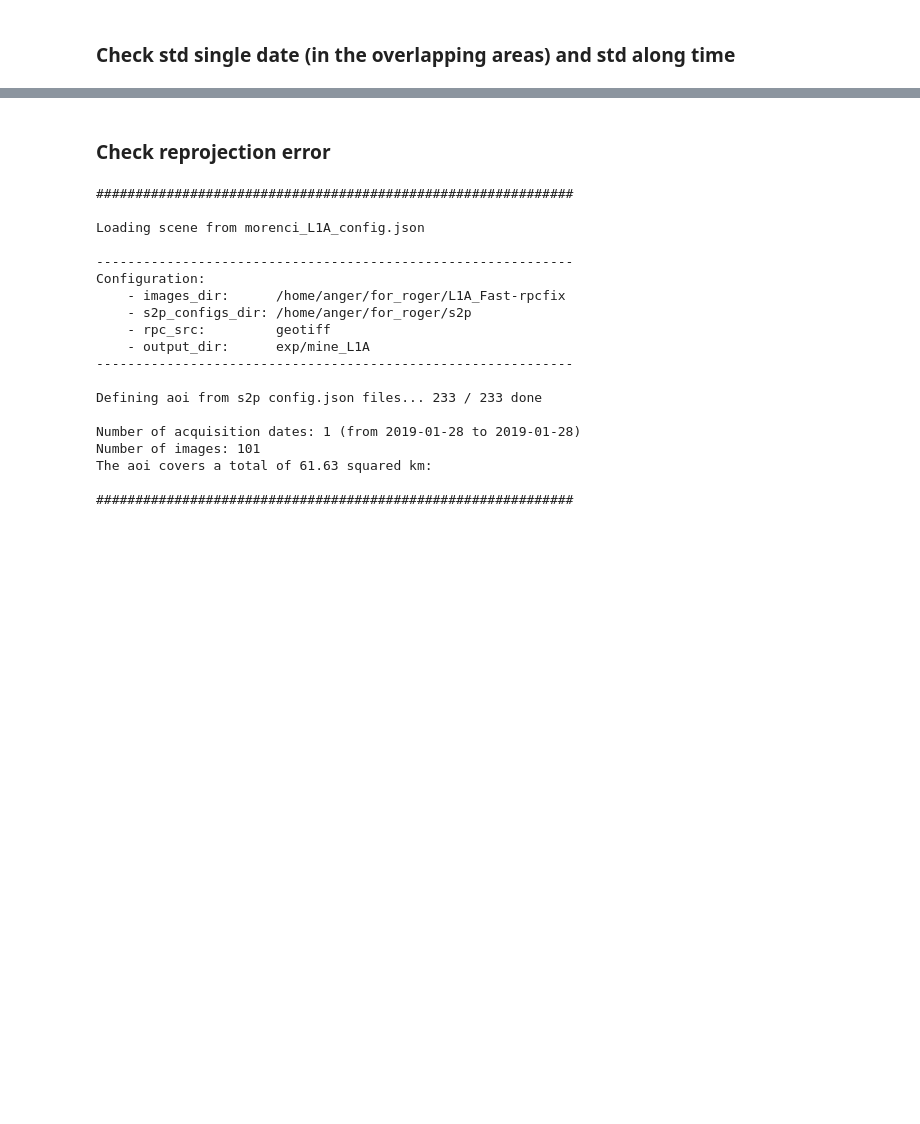
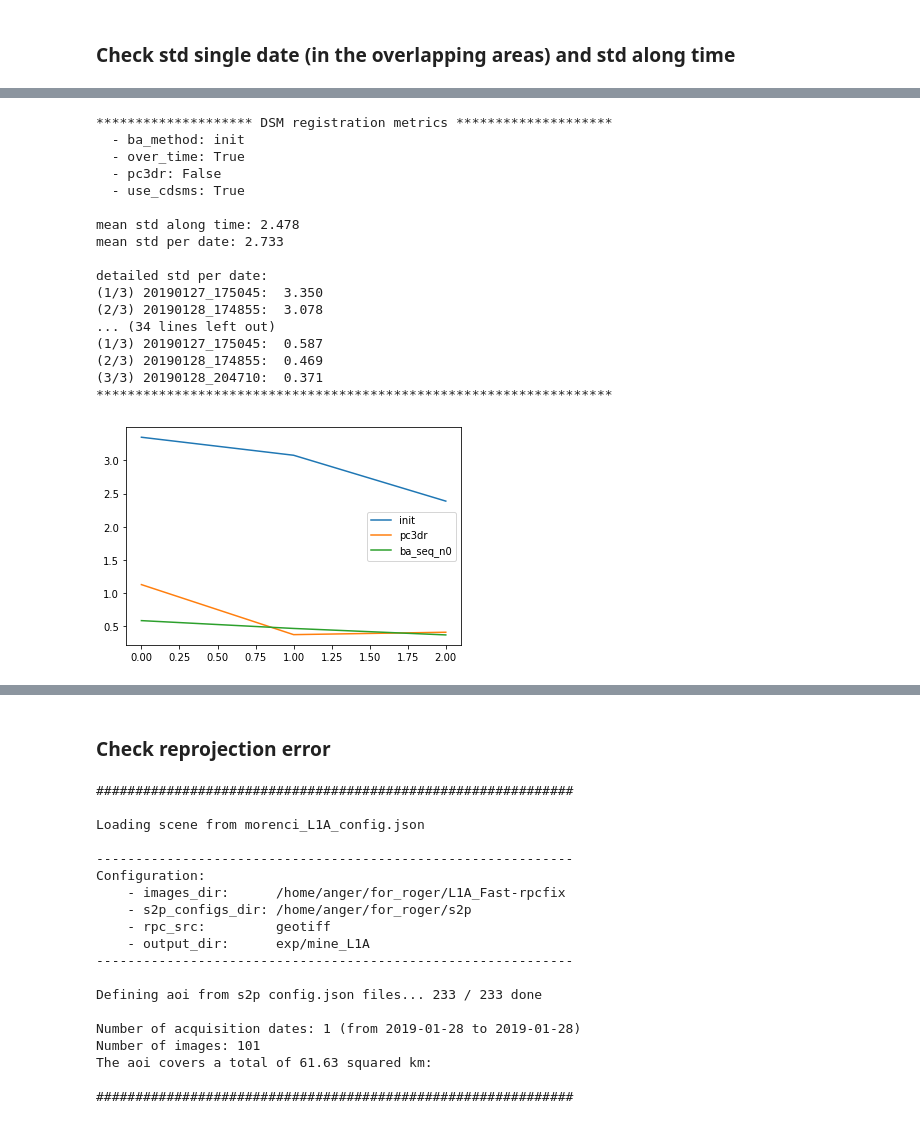
Before and after one commit to centreborelli/sat-bundleadjust, a Jupyter notebook: SAT-4DBA_eval_script.ipynb, the cells around one changed output, grey strips where cells are left out. Drawn from its saved outputs; the diff is of its cells as text; code cells hidden in the pictures; blank space fills up the shorter version.

```diff
--- a/SAT-4DBA_eval_script.ipynb
+++ b/SAT-4DBA_eval_script.ipynb
@@ -49,0 +159,56 @@ ValueError: need at least one array to concatenate
+# %%
+exp_dir = 'exp/morenci_3t_60k'
+ba_method = 'init'
+pc3dr = False
+dense = True
+over_time = True
+
+mean_std_per_date1, std_over_time1 = compute_metrics(exp_dir, ba_method,
+                                                     over_time=over_time, pc3dr=pc3dr, use_cdsms=dense)
+
+
+exp_dir = 'exp/morenci_3t_60k'
+ba_method = 'init'
+pc3dr = True
+dense = True
+over_time = True
+
+mean_std_per_date2, std_over_time2 = compute_metrics(exp_dir, ba_method,
+                                                     over_time=over_time, pc3dr=pc3dr, use_cdsms=dense)
+
+
+exp_dir = 'exp/morenci_3t_60k'
+ba_method = 'ba_seq_n0_60k_ALL'
+pc3dr = False
+dense = True
+over_time = True
+
+mean_std_per_date3, std_over_time3 = compute_metrics(exp_dir, ba_method,
+                                                     over_time=over_time, pc3dr=pc3dr, use_cdsms=dense)
+
+plt.figure()
+plt.plot(mean_std_per_date1)
+plt.plot(mean_std_per_date2)
+plt.plot(mean_std_per_date3)
+ax = plt.gca()
+ax.legend(['init', 'pc3dr', 'ba_seq_n0'])
+plt.show();
+# %% [output]
+******************** DSM registration metrics ********************
+  - ba_method: init
+  - over_time: True
+  - pc3dr: False
+  - use_cdsms: True
+
+mean std along time: 2.478
+mean std per date: 2.733
+
+detailed std per date:
+(1/3) 20190127_175045:  3.350
+(2/3) 20190128_174855:  3.078
+... (34 lines left out)
+(1/3) 20190127_175045:  0.587
+(2/3) 20190128_174855:  0.469
+(3/3) 20190128_204710:  0.371
+******************************************************************
+[figure, added]
```
Also changed, not shown: parts of 10 cells of this notebook, 42 other files.
